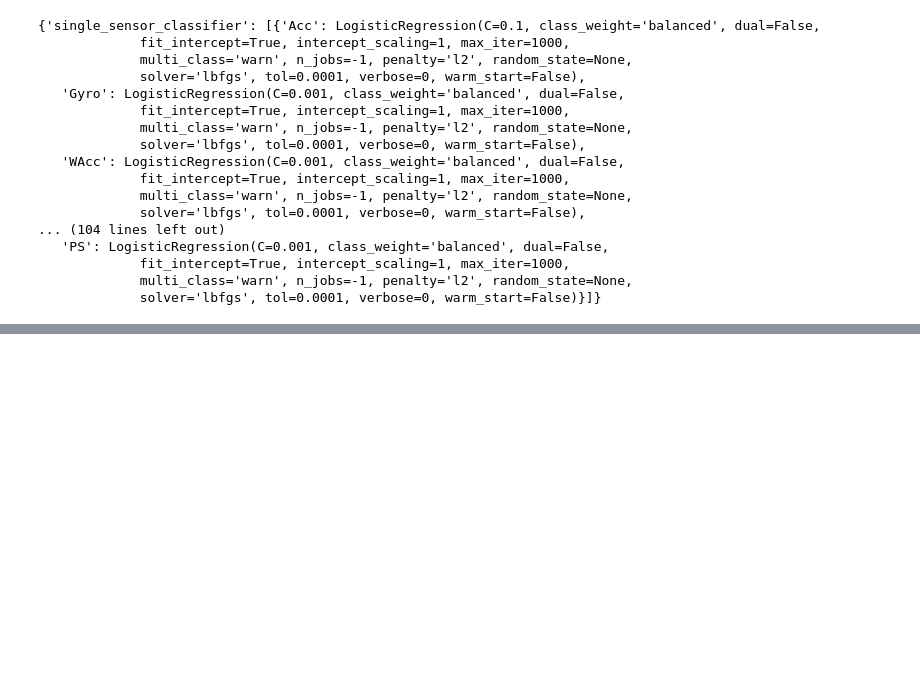
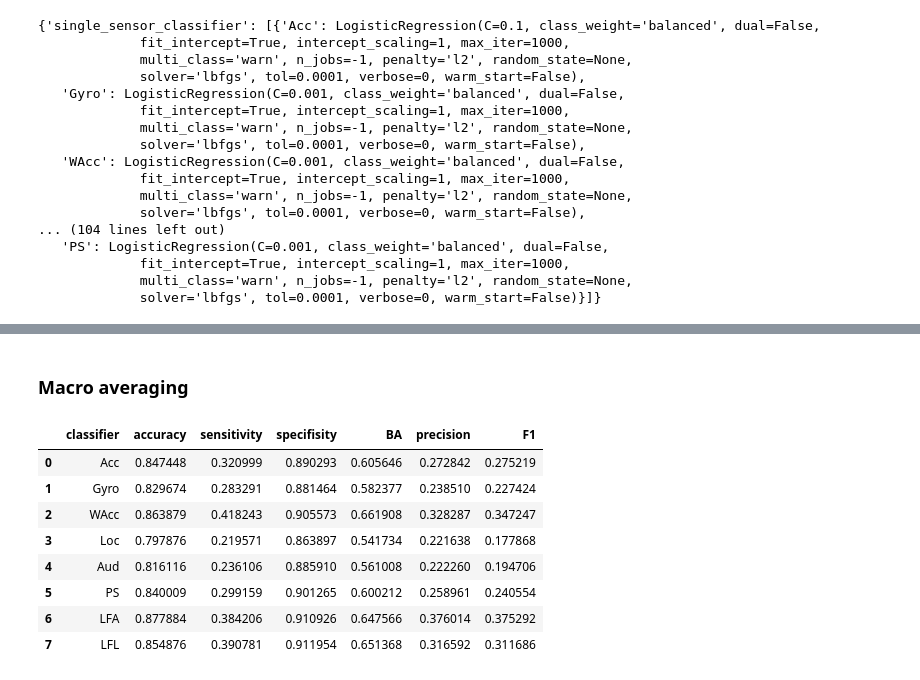
Before and after one commit to dlab-idc/Extra-Sensory, a Jupyter notebook: src/Classifiers.ipynb, the cells around one changed output, grey strips where cells are left out. Drawn from its saved outputs; the diff is of its cells as text; code cells hidden in the pictures; blank space fills up the shorter version.

```diff
--- a/src/Classifiers.ipynb
+++ b/src/Classifiers.ipynb
@@ -1066,0 +312,66 @@ pd.DataFrame.from_dict(evalutions_dict)
+# %% [markdown]
+### Macro averaging
+# %%
+evalutions_dict = dict()
+
+# Single sensor
+feature_names = get_feature_names(standard_X_test, ['label'])  # In this case we using the data with our label!
+sensor_names = get_sensor_names(feature_names)
+
+for sensor_name in sensor_names:
+    single_sesnor_state = single_sensors_states_dict[sensor_name]
+    scores_arr = np.zeros((6, ), dtype='int')
+
+    for c in range(NUM_OF_LABELS):
+        class_state = single_sesnor_state[:, c]
+        TP, TN, FP, FN = class_state[0], class_state[1], class_state[2], class_state[3]
+        scores_arr = scores_arr + get_evaluations_metric_scores(TP, TN, FP, FN)
+
+    scores_arr = scores_arr / NUM_OF_LABELS
+
+    sensitivity, specifisity, accuracy, precision, BA, F1 =\
+            scores_arr[0], scores_arr[1], scores_arr[2], scores_arr[3], scores_arr[4], scores_arr[5]
+    insert_values_to_evaluations_dict(evalutions_dict, sensor_name,
+                                 sensitivity, specifisity, accuracy, precision, BA, F1)
+
+# LFA
+scores_arr = np.zeros((6, ), dtype='int')
+
+for c in range(NUM_OF_LABELS):
+    class_state = LFA_states[:, c]
+    TP, TN, FP, FN = class_state[0], class_state[1], class_state[2], class_state[3]
+    scores_arr = scores_arr + get_evaluations_metric_scores(TP, TN, FP, FN)
+
+scores_arr = scores_arr / NUM_OF_LABELS
+
+sensitivity, specifisity, accuracy, precision, BA, F1 =\
+    scores_arr[0], scores_arr[1], scores_arr[2], scores_arr[3], scores_arr[4], scores_arr[5]
+insert_values_to_evaluations_dict(evalutions_dict, "LFA",
+                                  sensitivity, specifisity, accuracy, precision, BA, F1)
+
+# LFL
+scores_arr = np.zeros((6, ), dtype='int')
+
+for c in range(NUM_OF_LABELS):
+    class_state = LFL_states[:, c]
+    TP, TN, FP, FN = class_state[0], class_state[1], class_state[2], class_state[3]
+    scores_arr = scores_arr + get_evaluations_metric_scores(TP, TN, FP, FN)
+
+scores_arr = scores_arr / NUM_OF_LABELS
+
+sensitivity, specifisity, accuracy, precision, BA, F1 =\
+        scores_arr[0], scores_arr[1], scores_arr[2], scores_arr[3], scores_arr[4], scores_arr[5]
+insert_values_to_evaluations_dict(evalutions_dict, "LFL",
+                                 sensitivity, specifisity, accuracy, precision, BA, F1)
+
+pd.DataFrame.from_dict(evalutions_dict)
+# %% [output]
+|  | classifier | accuracy | sensitivity | specifisity | BA | precision | F1 |
+| 0 | Acc | 0.847448 | 0.320999 | 0.890293 | 0.605646 | 0.272842 | 0.275219 |
+| 1 | Gyro | 0.829674 | 0.283291 | 0.881464 | 0.582377 | 0.238510 | 0.227424 |
+| 2 | WAcc | 0.863879 | 0.418243 | 0.905573 | 0.661908 | 0.328287 | 0.347247 |
+| 3 | Loc | 0.797876 | 0.219571 | 0.863897 | 0.541734 | 0.221638 | 0.177868 |
+| 4 | Aud | 0.816116 | 0.236106 | 0.885910 | 0.561008 | 0.222260 | 0.194706 |
+| 5 | PS | 0.840009 | 0.299159 | 0.901265 | 0.600212 | 0.258961 | 0.240554 |
+| 6 | LFA | 0.877884 | 0.384206 | 0.910926 | 0.647566 | 0.376014 | 0.375292 |
+| 7 | LFL | 0.854876 | 0.390781 | 0.911954 | 0.651368 | 0.316592 | 0.311686 |
```
Also changed, not shown: parts of 15 cells of this notebook, 3 other files.
